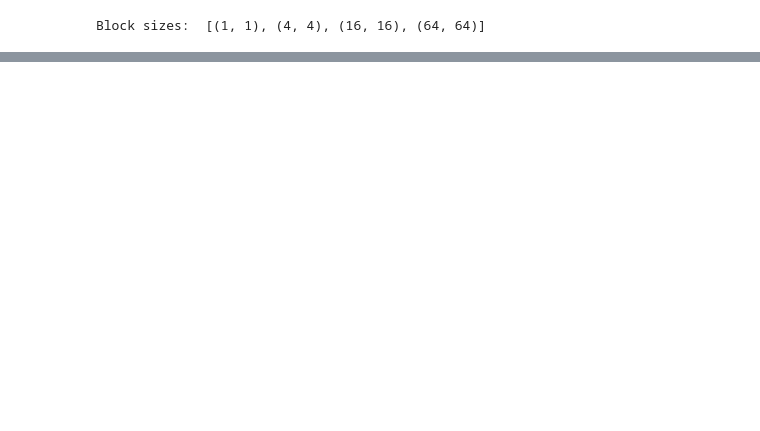
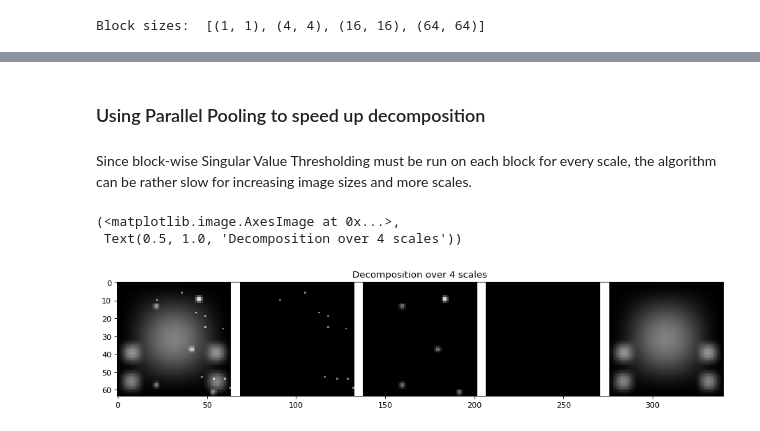
Before and after one commit to mythrandire/pyMSLRDecomp, a Jupyter notebook: mlrd_demo.ipynb, the cells around one changed output, grey strips where cells are left out. Drawn from its saved outputs; the diff is of its cells as text; code cells hidden in the pictures; blank space fills up the shorter version.

```diff
--- a/mlrd_demo.ipynb
+++ b/mlrd_demo.ipynb
@@ -142,0 +325,49 @@ Text(0.5, 1.0, 'Sparse and Low Rank forms from RPCA')
+# %%
+FOVl = FOV + (levels,)
+level_dim = len(FOV)
+
+A = lambda x : np.sum(x, level_dim) # Summation
+AT = lambda x : np.repeat(x[:,:,np.newaxis], levels, axis=2) # Adjoint Operator
+
+X_it = np.zeros(FOVl)
+Z_it = np.zeros(FOVl)
+U_it = np.zeros(FOVl)
+# %% [markdown]
+### Using Parallel Pooling to speed up decomposition
+# %% [markdown]
+Since block-wise Singular Value Thresholding must be run on each block for every scale, the algorithm can be rather slow for increasing image sizes and more scales.
+# %%
+# Function passed to mp.Pool instance
+def parSVT(l):
+    """
+    """
+    XU = np.transpose((X_it+U_it), (2, 0, 1))
+    XU_s, r = randshift(XU)
+    out = blockSVT((XU[l,:,:]), block_sizes[l], (lambdas[l] / rho))
+    XU = randunshift(out, r)
+    return out
+# %%
+# Define the maximum number of pools allowed
+# contingent on the number of scales for decomposition
+# and available system resources
+
+numpools = levels if levels<=10 else 10
+# %%
+for it in range(nIter):
+        X_it = 1 / levels * AT(X - A(Z_it - U_it)) + Z_it - U_it
+        with Pool(processes=numpools) as pool:
+            data = pool.map(parSVT, range(levels))
+            pool.close()
+            pool.terminate()
+            pool.join()
+        Z_it = np.reshape(np.asarray(data), (levels, N, N))
+        Z_it = np.transpose(Z_it, (1, 2, 0))
+        U_it = U_it - Z_it + X_it
+# %%
+X_new = np.concatenate([X, border, X_it[:,:,0], border, X_it[:,:,1], border, X_it[:,:,2], border, X_it[:,:,3]], axis=1)
+plt.figure(figsize=(14, 12), dpi= 80)
+plt.imshow(np.abs(X_new), cmap="gray"), plt.title('Decomposition over 4 scales')
+# %% [output]
+(<matplotlib.image.AxesImage at 0x...>,
+ Text(0.5, 1.0, 'Decomposition over 4 scales'))
+[figure, added]
```
Also changed, not shown: parts of 55 cells of this notebook.
